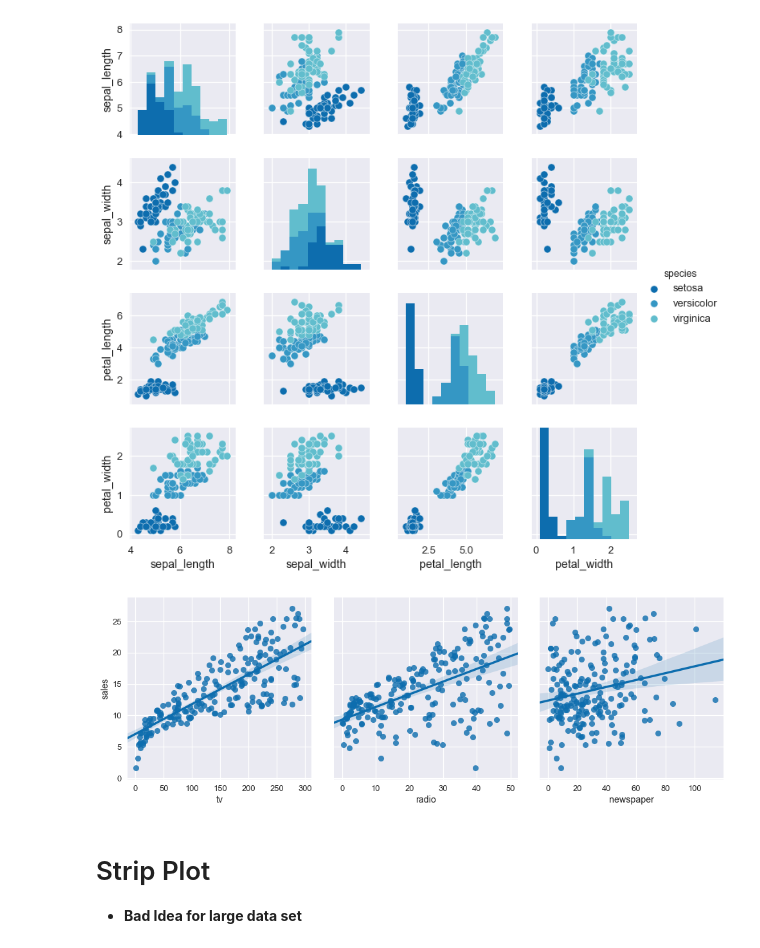
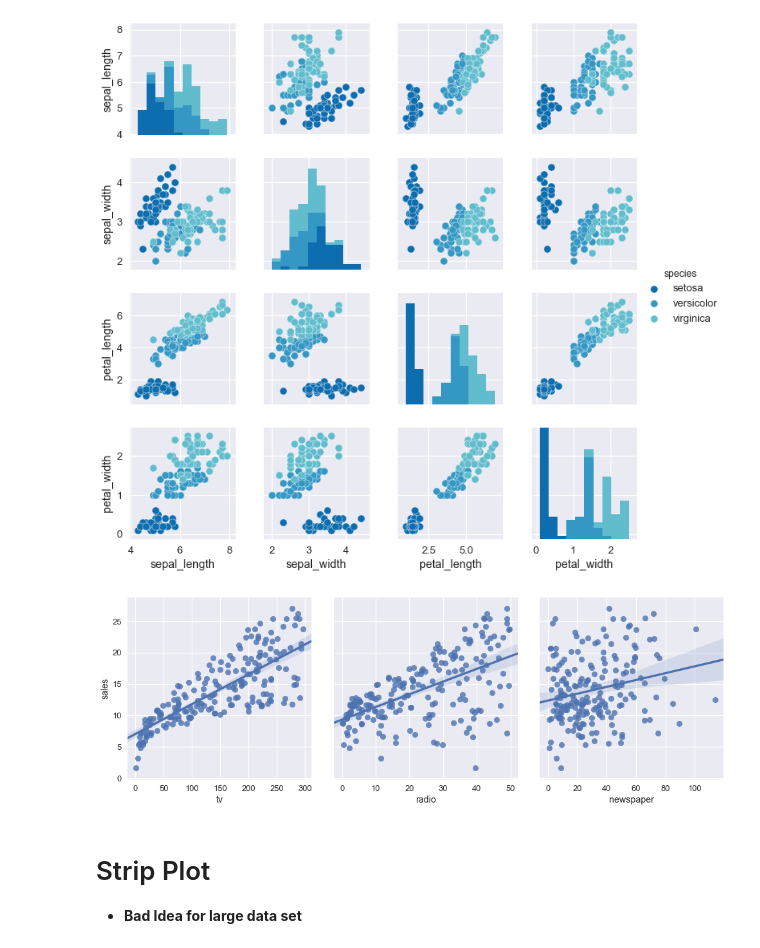
Before and after one commit to derpycoder/pragmatic-machine-learning, a Jupyter notebook: visualization/seaborn.ipynb, the cells around one changed output. Drawn from its saved outputs; the diff is of its cells as text; code cells hidden in the pictures.

Commit message:
Color palette variable name changed, seaborn new pairplot added

```diff
--- a/visualization/seaborn.ipynb
+++ b/visualization/seaborn.ipynb
@@ -92,11 +92,10 @@ plt.show()
 [figure]
 # %%
 sns.set_context('talk')
-with sns.color_palette("GnBu_r"):
-    sns.pairplot(advert_df, x_vars = ['tv', 'radio', 'newspaper'], y_vars = 'sales', kind = 'reg', size = 5, aspect = 0.94)
+sns.pairplot(advert_df, x_vars = ['tv', 'radio', 'newspaper'], y_vars = 'sales', kind = 'reg', size = 5, aspect = 0.94)
 plt.show()
 # %% [output]
-[figure, old version]
+[figure, new version]
 # %% [markdown]
 # Strip Plot
 * **Bad Idea for large data set**
```
Also changed, not shown: parts of 1 cell of this notebook, 1 other file.
